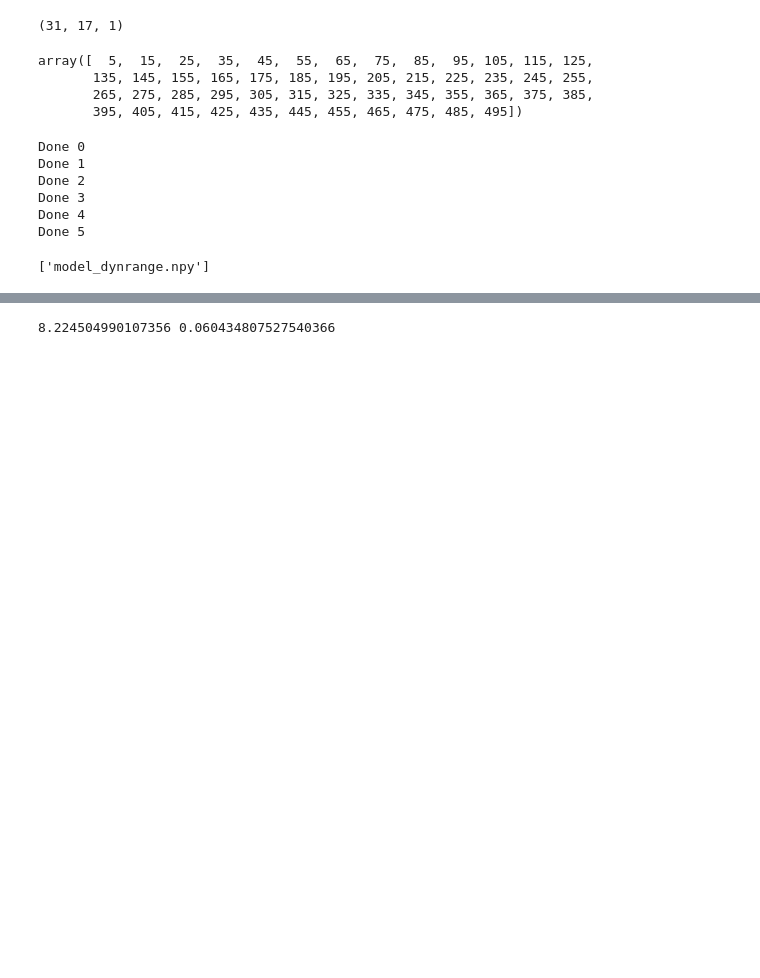
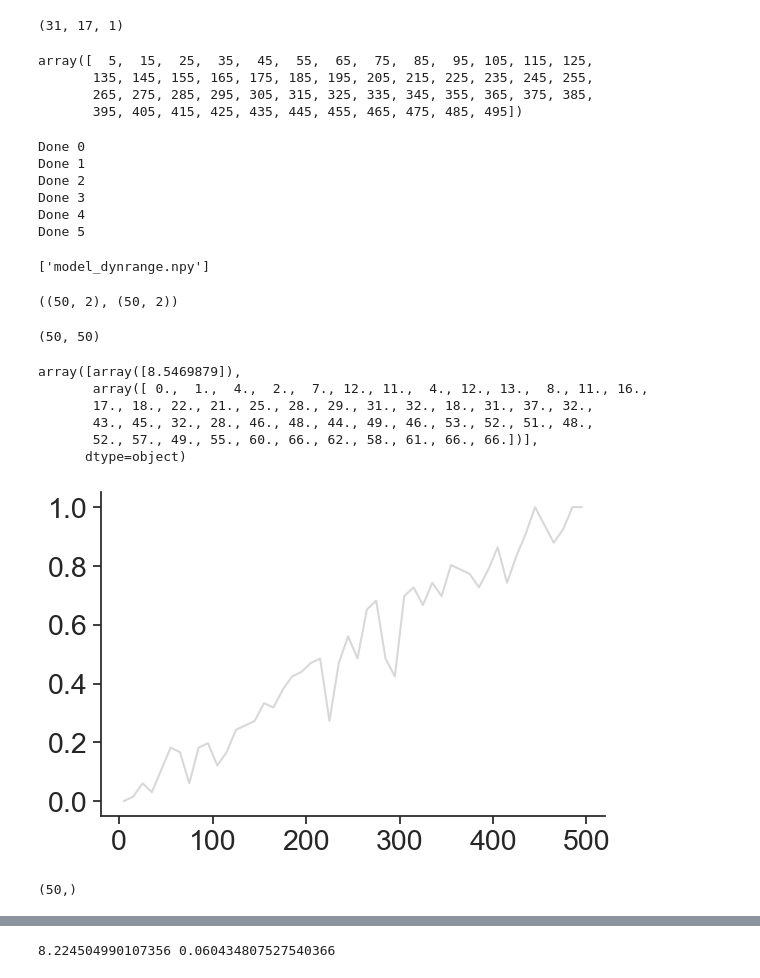
Before and after one commit to dafishcode/avalanche_model, a Jupyter notebook: Untitled.ipynb, the cells around one changed output, grey strips where cells are left out. Cells and saved outputs as stored; diff of their text form; code cells hidden in the pictures; blank space fills up the shorter version.

```diff
--- a/Untitled.ipynb
+++ b/Untitled.ipynb
@@ -261,3 +261,39 @@ data_list = sorted(glob.glob('model_dynrange.*'))
 data_list
 # %% [output]
 ['model_dynrange.npy']
+# %%
+bln = data[0]
+sz = data[2]
+# %%
+bln.shape, sz.shape
+# %% [output]
+((50, 2), (50, 2))
+# %%
+fig, axarr = plt.subplots(figsize = (6.5,4.2))
+comb_k = []
+comb_le = []
+
+data_list1 = np.load(bln[0])
+#data_list2 = np.load(pre[0])
+data_list2 = np.load(sz[0])
+for e in range(len(diff_list)):
+    plt.plot(diff_list,np.array(data_list1)[:,e],c='grey', alpha = 0.3)
+    #plt.scatter(diff_list,np.array(data_list2)[:,e], c = 'teal', s = 10, alpha = 0.2)
+    plt.plot(diff_list,np.array(data_list2)[:,e], c='orangered', alpha = 0.3)
+    #plt.scatter(diff_list,np.array(data_listk)[:,e], c = 'green', s = 10, alpha = 0.2)
+
+    #comb_k = np.append(comb_k, k_vals)
+    #comb_le = np.append(comb_le, np.mean(np.array(curr)[:,e], axis=1))
+
+#axarr.set_ylabel('NMS', size = '13')
+#axarr.set_xlabel('distance input', size = '13')
+axarr.spines['top'].set_visible(False)
+axarr.spines['right'].set_visible(False)
+plt.yticks(size = 20.5)
+plt.xticks(size = 20.5, visible=True)
+plt.tick_params(axis = "x", which = "both", bottom = True)
+plt.tick_params(axis = "y", which = "both", left = True)
+plt.savefig(Ffig + 'NMS_compare.svg', transparent = True)
+plt.show()
+# %% [output]
+(50, 50)
@@ -263,0 +320,42 @@ data_list
+# %%
+data
+# %% [output]
+array([array([8.5469879]),
+       array([ 0.,  1.,  4.,  2.,  7., 12., 11.,  4., 12., 13.,  8., 11., 16.,
+       17., 18., 22., 21., 25., 28., 29., 31., 32., 18., 31., 37., 32.,
+       43., 45., 32., 28., 46., 48., 44., 49., 46., 53., 52., 51., 48.,
+       52., 57., 49., 55., 60., 66., 62., 58., 61., 66., 66.])],
+      dtype=object)
+# %%
+xaxis = on_list
+
+data = bln[i][1]
+shift = data - np.min(data)
+yaxis = shift / np.max(shift)
+# %%
+#3
+from sklearn.linear_model import LinearRegression
+from matplotlib import cm
+
+#colors = cm.Spectral_r(np.linspace(0, 1, len(choose)))
+
+fig, axarr = plt.subplots(figsize = (6.5,4.2))
+
+
+plt.plot(xaxis,yaxis, c='grey', alpha = 0.3)
+
+#axarr.set_xscale('log')
+axarr.spines['top'].set_visible(False)
+axarr.spines['right'].set_visible(False)
+plt.yticks(size = 20.5)
+plt.xticks(size = 20.5, visible=True)
+plt.tick_params(axis = "x", which = "both", bottom = True)
+plt.tick_params(axis = "y", which = "both", left = True)
+#plt.savefig(Ffig + 'dynrange_comp.svg', transparent = True)
+plt.show()
+# %% [output]
+[figure, added]
+# %%
+data.shape
+# %% [output]
+(50,)
```
Also changed, not shown: parts of 32 cells of this notebook, 8 other files.
